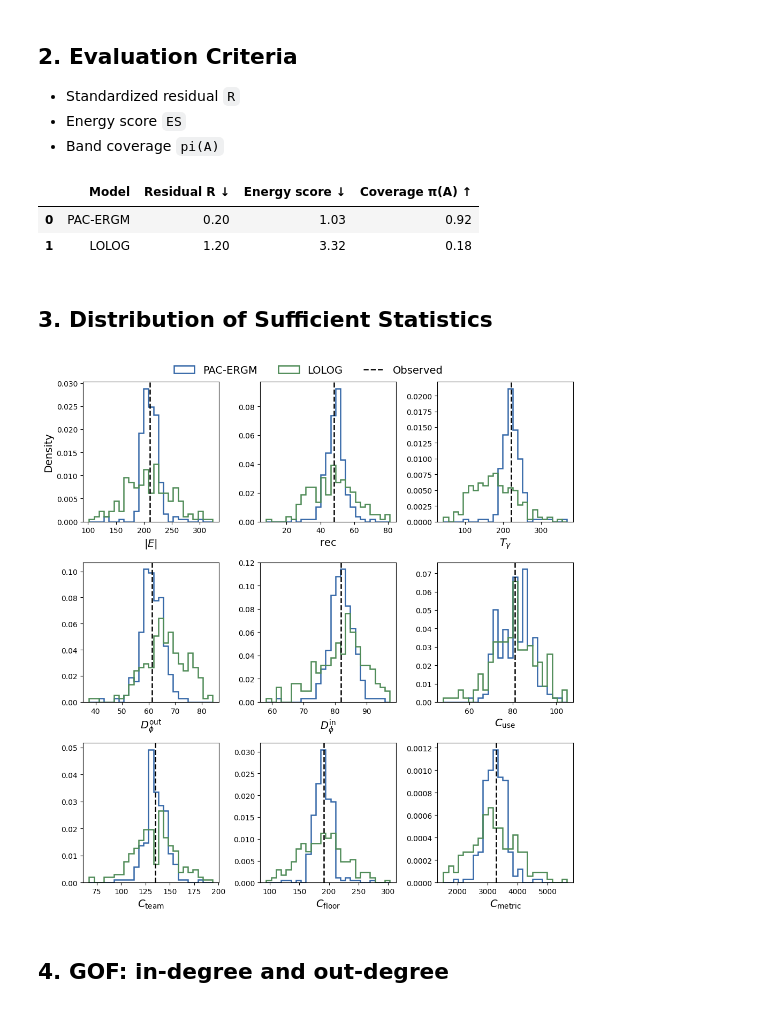
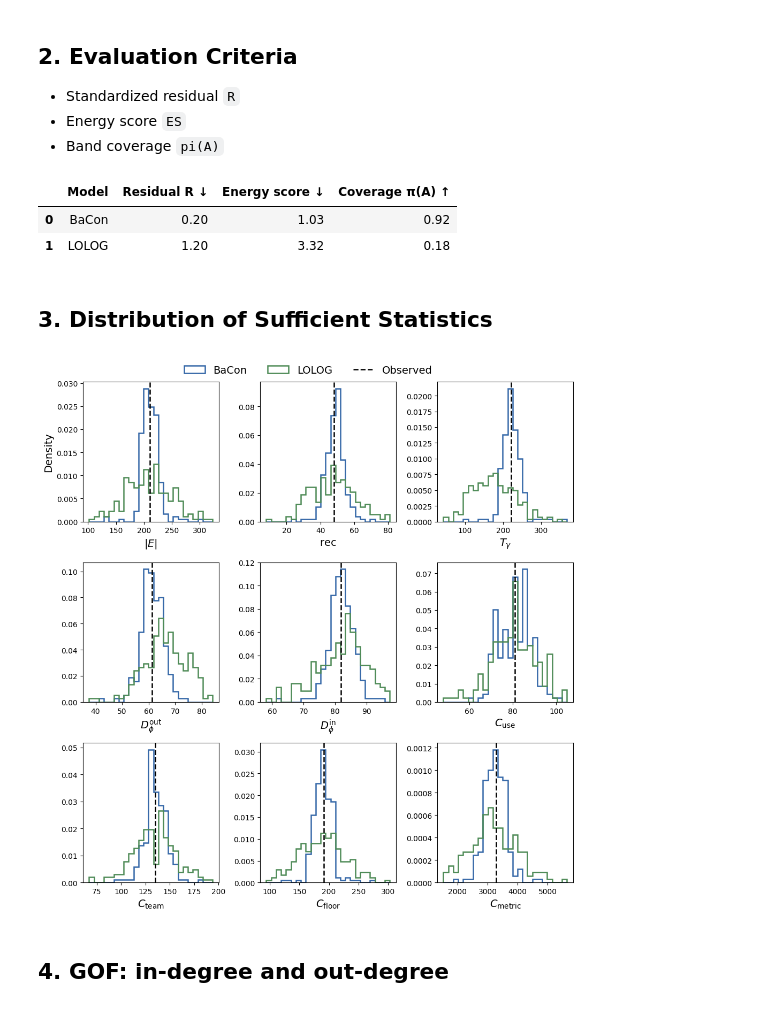
Before and after one commit to lady-bluecopper/pac_ergm, a Jupyter notebook: notebooks/Plots.ipynb, the cells around one changed output. Saved outputs shown, nothing was run; the diff lists cells and outputs as text; code cells hidden in the pictures.

```diff
--- a/notebooks/Plots.ipynb
+++ b/notebooks/Plots.ipynb
@@ -208,43 +208,42 @@ def mean_l1(H, obs):
     )
 # %% [markdown]
 ## Specs
+# %%
+# OUR ALGORITHM NAME
+OUR_NAME = "BaCon"
 # %%
 # ---------------------------------------------------------------------
-# Specification registry
+# Specifications
 # ---------------------------------------------------------------------
 SPECIFICATIONS = {
     1: {
-        "name": "ukFaculty",
         "pac_patterns": [
             "run_*_PAC_ukFaculty_GWESP_final",
             "run_*_PAC_ukFaculty_GWESP",
         ],
         "edge_candidates": ["data/ukfaculty_edges.csv"],
         "paper_stats": ["nodefactor.GroupC.1", "gwesp"],
-        "models": ["ERGM", "PAC-ERGM"],
+        "models": ["ERGM", OUR_NAME],
         "outdir": "ukFaculty_spec1",
     },
     2: {
-        "name": "office2005 — Specification 2",
         "pac_patterns": [
             "run_*_PAC_office_uni2005_final",
             "run_*_PAC_office_uni2005",
         ],
         "edge_candidates": ["data/office_sailer/office_uni2005_edges.csv"],
         "paper_stats": ["edges", "edgecov.use"],
-        "models": ["ERGM", "PAC-ERGM", "LOLOG"],
+        "models": ["ERGM", OUR_NAME, "LOLOG"],
         "outdir": "office_uni2005_spec2"
     },
     3: {
-        "name": "office2005 — Specification 3",
         "pac_patterns": [
             "run_*_PAC_office_uni2005_gwdeg_final",
             "run_*_PAC_office_uni2005_gwdeg",
         ],
         "edge_candidates": ["data/office_sailer/office_uni2005_edges.csv"],
-        # These are the two additional degree statistics highlighted in the paper.
         "paper_stats": ["edges", "edgecov.use"],
-        "models": ["PAC-ERGM", "LOLOG"],
+        "models": [OUR_NAME, "LOLOG"],
         "outdir": "office_uni2005_spec3"
     },
 }
@@ -278,20 +277,23 @@ SHOW_LOLOG_COEFFICIENTS = True   # LOLOG terms are not directly comparable in Sp
 # Consistent plotting labels/colors.
 MODEL_COLORS = {
     "ERGM": "#B64949",
-    "PAC-ERGM": "#3568A8",
+    OUR_NAME: "#3568A8",
     "LOLOG": "#4E8B57",
 }
-DISPLAY_NAME = {"PAC": "PAC-ERGM", "ERGM": "ERGM", "LOLOG": "LOLOG"}
+
+DISPLAY_NAME = {"PAC": OUR_NAME, "ERGM": "ERGM", "LOLOG": "LOLOG"}
 
 SPEC = SPECIFICATIONS[SPECIFICATION]
-PROJECT_ROOT = "/Users/giulia/Documents/Projects/Research/ExtraCanNullModels/enrico_repo/PACE"
+PROJECT_ROOT = "/Users/giulia/Documents/Projects/Research/ExtraCanNullModels/PACE"
 
 PAC_RUN = os.path.join(PROJECT_ROOT, "output", SPEC["outdir"])
 EDGE_FILE = os.path.join(PROJECT_ROOT, SPEC["edge_candidates"][0])
 SCALABILITY_DIR = os.path.join(PROJECT_ROOT, "output", "scalability")
 SENSITIVITY_DIR = os.path.join(PROJECT_ROOT, "output",
                                "epsilon_sensitivity",
-                               f"spec_{SPECIFICATION}")
+                               f"spec_3")
+ROBUST_DIR = os.path.join(PROJECT_ROOT, "output", "robustness")
+
 PLOT_DIR = os.path.join(PROJECT_ROOT, "plots")
 os.makedirs(PLOT_DIR, exist_ok=True)
 # %% [markdown]
@@ -426,7 +440,7 @@ No lolog_coefficients.csv found in the selected PAC run.
 # ---------------------------------------------------------------------
 if metrics is not None:
     rows = []
-    for key in model_keys_for_spec(SPECIFICATION, SPEC):
+    for key in model_keys_for_spec(SPECIFICATION, SPEC, OUR_NAME):
         if key not in metrics:
             continue
         if key == "LOLOG":
@@ -448,7 +462,7 @@ if metrics is not None:
     criteria_table.to_csv(os.path.join(PLOT_DIR, "evaluation_criteria.csv"), index=False)
 # %% [output]
 |  | Model | Residual R ↓ | Energy score ↓ | Coverage π(A) ↑ |
-| 0 | PAC-ERGM | 0.20 | 1.03 | 0.92 |
+| 0 | BaCon | 0.20 | 1.03 | 0.92 |
 | 1 | LOLOG | 1.20 | 3.32 | 0.18 |
 # %% [markdown]
 ## 3. Distribution of Sufficient Statistics
@@ -456,8 +470,8 @@ if metrics is not None:
 # ---------------------------------------------------------------------
 # Sufficient-statistic distributions
 # ---------------------------------------------------------------------
-def plot_stat_distributions(indices):
-    models = statistic_models(SPECIFICATION)
+def plot_stat_distributions(indices, our_name):
+    models = statistic_models(SPECIFICATION, our_name)
     if not models:
         raise RuntimeError("No saved sufficient-statistic samples are available.")
     if not indices:
@@ -498,12 +512,14 @@ def plot_stat_distributions(indices):
 # %%
 _stat_idx = selected_stat_indices(STATISTICS_TO_PLOT, SPEC)
 
-fig_stats = plot_stat_distributions(_stat_idx)
-# fig_stats.savefig(os.path.join(PLOT_DIR, f"sufficient_statistics_spec_{SPECIFICATION}.pdf"), bbox_inches="tight")
-fig_stats.savefig(os.path.join(PLOT_DIR, f"sufficient_statistics_spec_{SPECIFICATION}_all.pdf"), bbox_inches="tight")
+fig_stats = plot_stat_distributions(_stat_idx, OUR_NAME)
+if STATISTICS_TO_PLOT is None:
+    fig_stats.savefig(os.path.join(PLOT_DIR, f"sufficient_statistics_spec_{SPECIFICATION}_all.pdf"), bbox_inches="tight")
+else:
+    fig_stats.savefig(os.path.join(PLOT_DIR, f"sufficient_statistics_spec_{SPECIFICATION}.pdf"), bbox_inches="tight")
 plt.show()
 # %% [output]
-[figure, old version]
+[figure, new version]
 # %% [markdown]
 ## 4. GOF: in-degree and out-degree
 # %%
```
Also changed, not shown: parts of 23 cells of this notebook, 4 other files.
